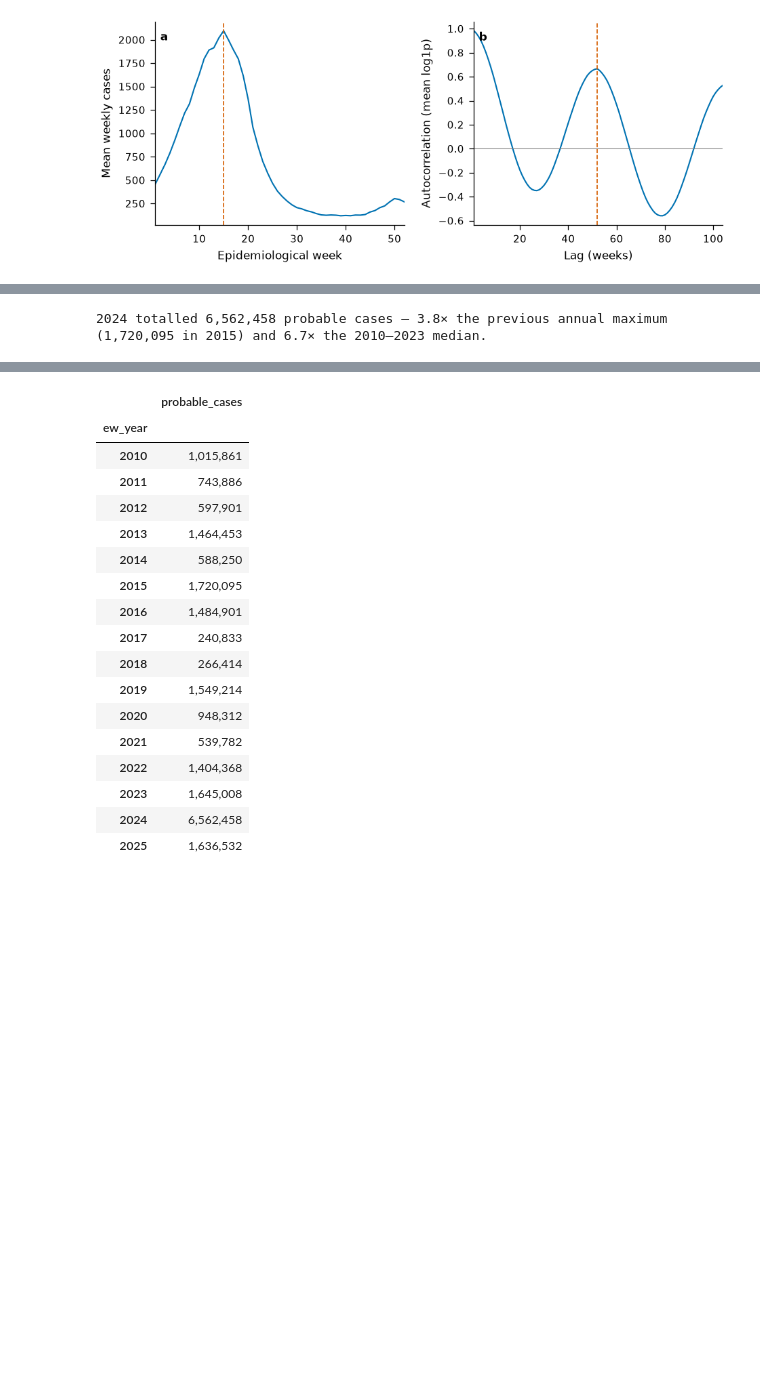
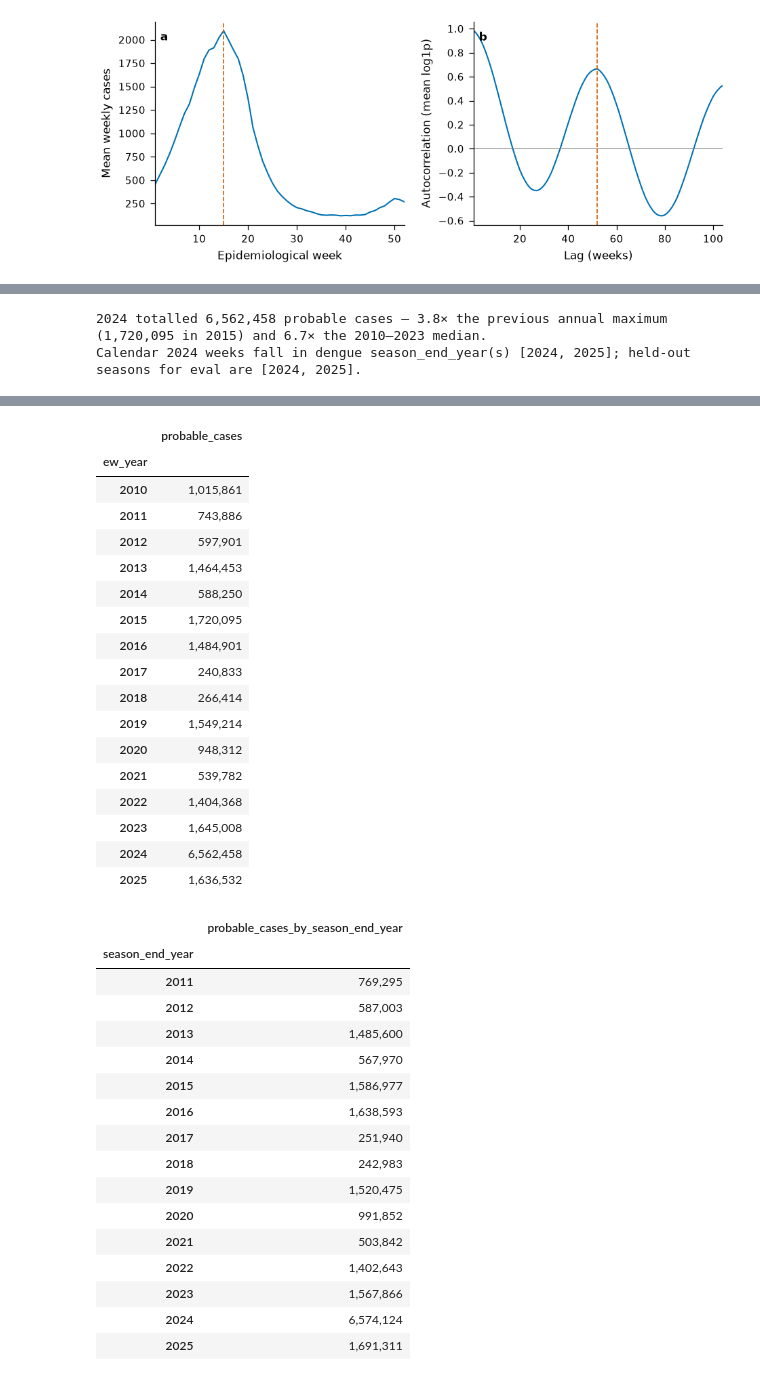
Before and after one commit to caio-olubini/arboviruses-cases-forecasting, a Jupyter notebook: notebooks/01_eda.ipynb, the cells around one changed output, grey strips where cells are left out. Cells and saved outputs as stored; diff of their text form; code cells hidden in the pictures; blank space fills up the shorter version.

```diff
--- a/notebooks/01_eda.ipynb
+++ b/notebooks/01_eda.ipynb
@@ -234,16 +413,35 @@ Flag the year so it cannot silently dominate later error metrics.
 # %%
 annual = dengue.groupby("ew_year")["cases"].sum().loc[2010:2025]
 baseline_years = annual.loc[2010:2023]
-ratio_to_prev_max = annual.loc[2024] / baseline_years.max()
-ratio_to_median = annual.loc[2024] / baseline_years.median()
+cases_2024 = int(annual.loc[2024])
+prev_max_year = int(baseline_years.idxmax())
+prev_max_cases = int(baseline_years.max())
+ratio_to_prev_max = cases_2024 / prev_max_cases
+ratio_to_median = cases_2024 / float(baseline_years.median())
+
+seasons_covering_2024 = sorted(
+    dengue.loc[dengue["ew_year"] == 2024, "season_end_year"].unique().tolist()
+)
+season_totals = (
+    dengue.groupby("season_end_year")["cases"]
+    .sum()
+    .loc[lambda s: s.index.isin(complete_seasons)]
+    .sort_index()
+)
 
 national_weekly = dengue.groupby("week_start", as_index=False)["cases"].sum()
-national_weekly = pd.concat([national_weekly, epiweek_of(national_weekly["week_start"])], axis=1)
+national_weekly = pd.concat(
+    [national_weekly, epiweek_of(national_weekly["week_start"])], axis=1
+)
 
 print(
-    f"2024 totalled {int(annual.loc[2024]):,} probable cases — "
-    f"{ratio_to_prev_max:.1f}× the previous annual maximum ({int(baseline_years.max()):,} in "
-    f"{int(baseline_years.idxmax())}) and {ratio_to_median:.1f}× the 2010–2023 median."
+    f"2024 totalled {cases_2024:,} probable cases — "
+    f"{ratio_to_prev_max:.1f}× the previous annual maximum ({prev_max_cases:,} in "
+    f"{prev_max_year}) and {ratio_to_median:.1f}× the 2010–2023 median."
+)
+print(
+    f"Calendar 2024 weeks fall in dengue season_end_year(s) {seasons_covering_2024}; "
+    f"held-out seasons for eval are {held_out}."
 )
 
 fig, axes = plt.subplots(
@@ -272,32 +470,51 @@ axes[1].plot(
 axes[1].set_ylabel("National weekly cases")
 axes[1].set_xlabel("Week start")
 axes[1].set_yscale("log")
 axes[1].text(0.01, 0.95, "b", transform=axes[1].transAxes, fontweight="bold", va="top")
 
 fig.savefig(FIGURES_DIR / "eda_2024_anomaly.pdf")
 fig.savefig(FIGURES_DIR / "eda_2024_anomaly.png")
 plt.show()
 
-annual.map("{:,.0f}".format).to_frame("probable_cases")
+display(annual.map("{:,.0f}".format).to_frame("probable_cases"))
+display(season_totals.map("{:,.0f}".format).to_frame("probable_cases_by_season_end_year"))
 # %% [output]
 2024 totalled 6,562,458 probable cases — 3.8× the previous annual maximum (1,720,095 in 2015) and 6.7× the 2010–2023 median.
+Calendar 2024 weeks fall in dengue season_end_year(s) [2024, 2025]; held-out seasons for eval are [2024, 2025].
 [figure]
 |  | probable_cases |
 | ew_year |  |
 | 2010 | 1,015,861 |
 | 2011 | 743,886 |
 | 2012 | 597,901 |
 | 2013 | 1,464,453 |
 | 2014 | 588,250 |
 | 2015 | 1,720,095 |
 | 2016 | 1,484,901 |
 | 2017 | 240,833 |
 | 2018 | 266,414 |
 | 2019 | 1,549,214 |
 | 2020 | 948,312 |
 | 2021 | 539,782 |
 | 2022 | 1,404,368 |
 | 2023 | 1,645,008 |
 | 2024 | 6,562,458 |
 | 2025 | 1,636,532 |
+|  | probable_cases_by_season_end_year |
+| season_end_year |  |
+| 2011 | 769,295 |
+| 2012 | 587,003 |
+| 2013 | 1,485,600 |
+| 2014 | 567,970 |
+| 2015 | 1,586,977 |
+| 2016 | 1,638,593 |
+| 2017 | 251,940 |
+| 2018 | 242,983 |
+| 2019 | 1,520,475 |
+| 2020 | 991,852 |
+| 2021 | 503,842 |
+| 2022 | 1,402,643 |
+| 2023 | 1,567,866 |
+| 2024 | 6,574,124 |
+| 2025 | 1,691,311 |
 # %% [markdown]
```
Also changed, not shown: parts of 24 cells of this notebook, 15 other files.
